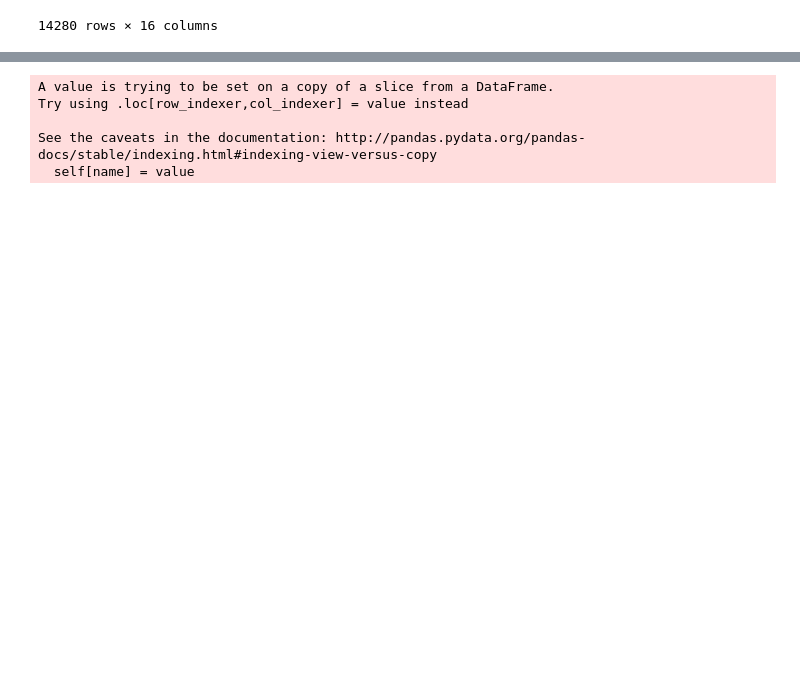
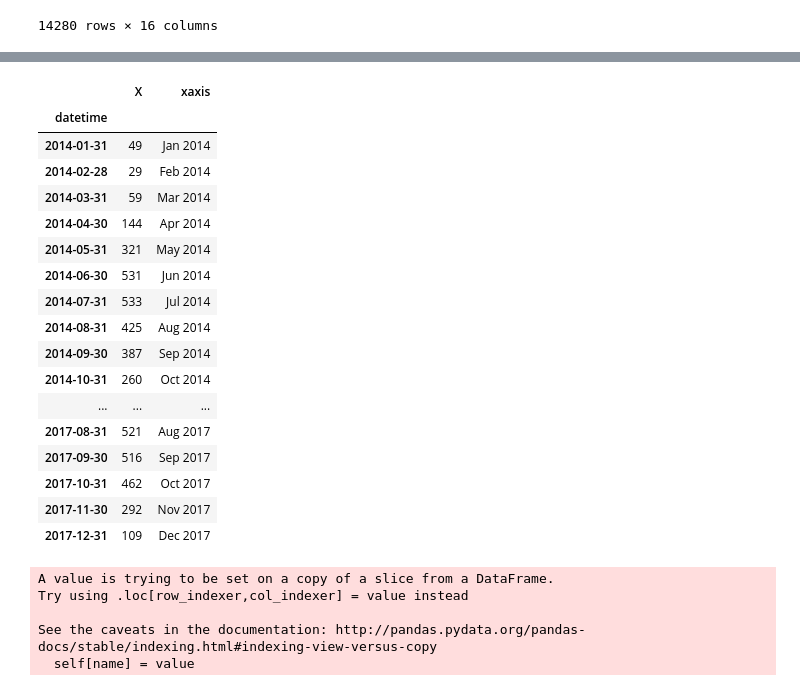
Before and after one commit to simonwongwong/TorontoBicycleCrimes, a Jupyter notebook: Toronto Bicycle Crimes.ipynb, the cells around one changed output, grey strips where cells are left out. Cells and saved outputs as stored; diff of their text form; code cells hidden in the pictures; blank space fills up the shorter version.

```diff
--- a/Toronto Bicycle Crimes.ipynb
+++ b/Toronto Bicycle Crimes.ipynb
@@ -121,3 +141,24 @@ monthyearch.show()
+# %%
+monthyear.loc[:,['X','xaxis']]
+# %% [output]
+|  | X | xaxis |
+| datetime |  |  |
+| 2014-01-31 | 49 | Jan 2014 |
+| 2014-02-28 | 29 | Feb 2014 |
+| 2014-03-31 | 59 | Mar 2014 |
+| 2014-04-30 | 144 | Apr 2014 |
+| 2014-05-31 | 321 | May 2014 |
+| 2014-06-30 | 531 | Jun 2014 |
+| 2014-07-31 | 533 | Jul 2014 |
+| 2014-08-31 | 425 | Aug 2014 |
+| 2014-09-30 | 387 | Sep 2014 |
+| 2014-10-31 | 260 | Oct 2014 |
+| ... | ... | ... |
+| 2017-08-31 | 521 | Aug 2017 |
+| 2017-09-30 | 516 | Sep 2017 |
+| 2017-10-31 | 462 | Oct 2017 |
+| 2017-11-30 | 292 | Nov 2017 |
+| 2017-12-31 | 109 | Dec 2017 |
 # %%
 neighbourhood = crime_df.groupby("Neighbourhood").count()
 neighbourhood['xaxis'] = [name[:-5] for name in neighbourhood.index]
```
Also changed, not shown: parts of 4 cells of this notebook, 3 other files.
